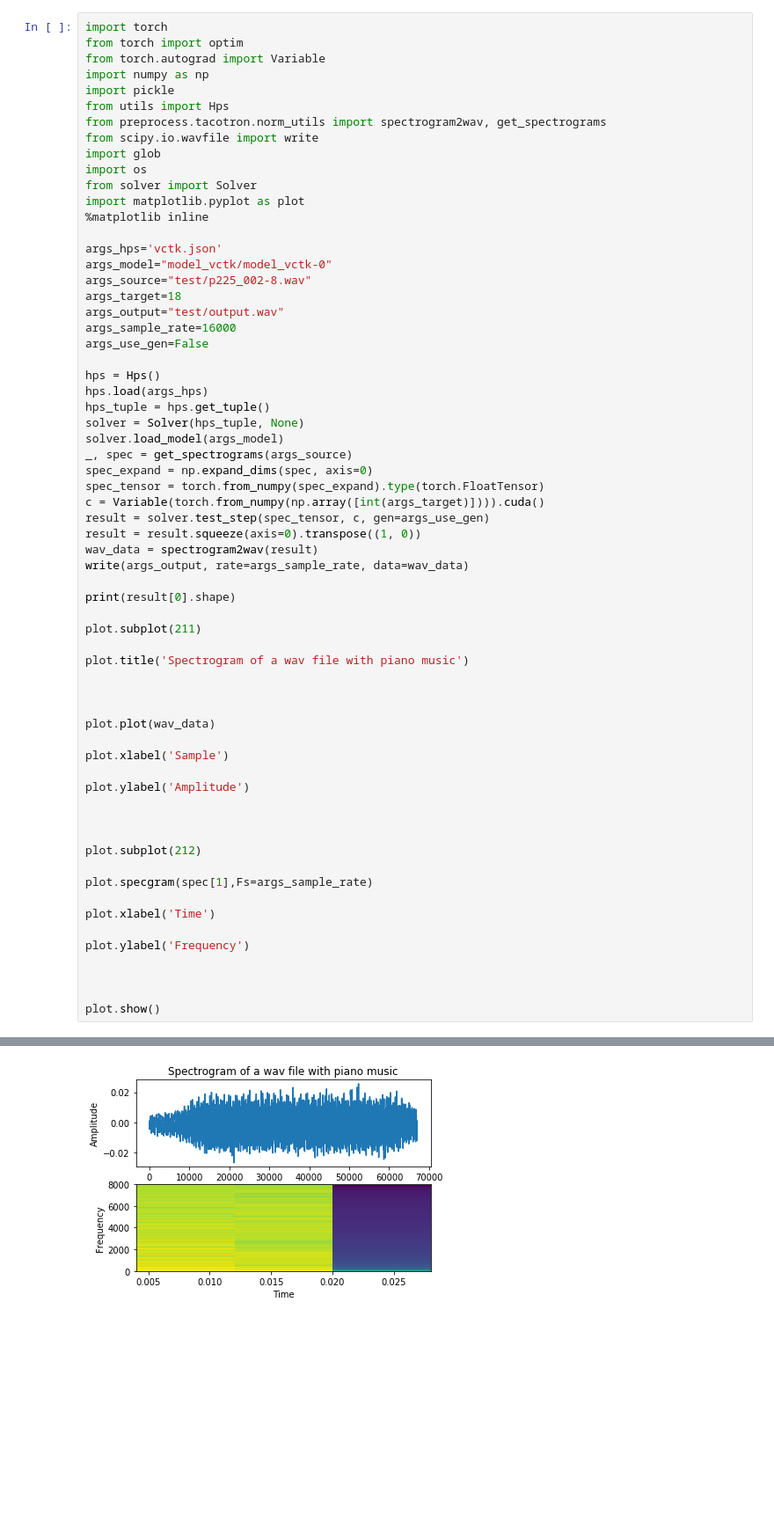
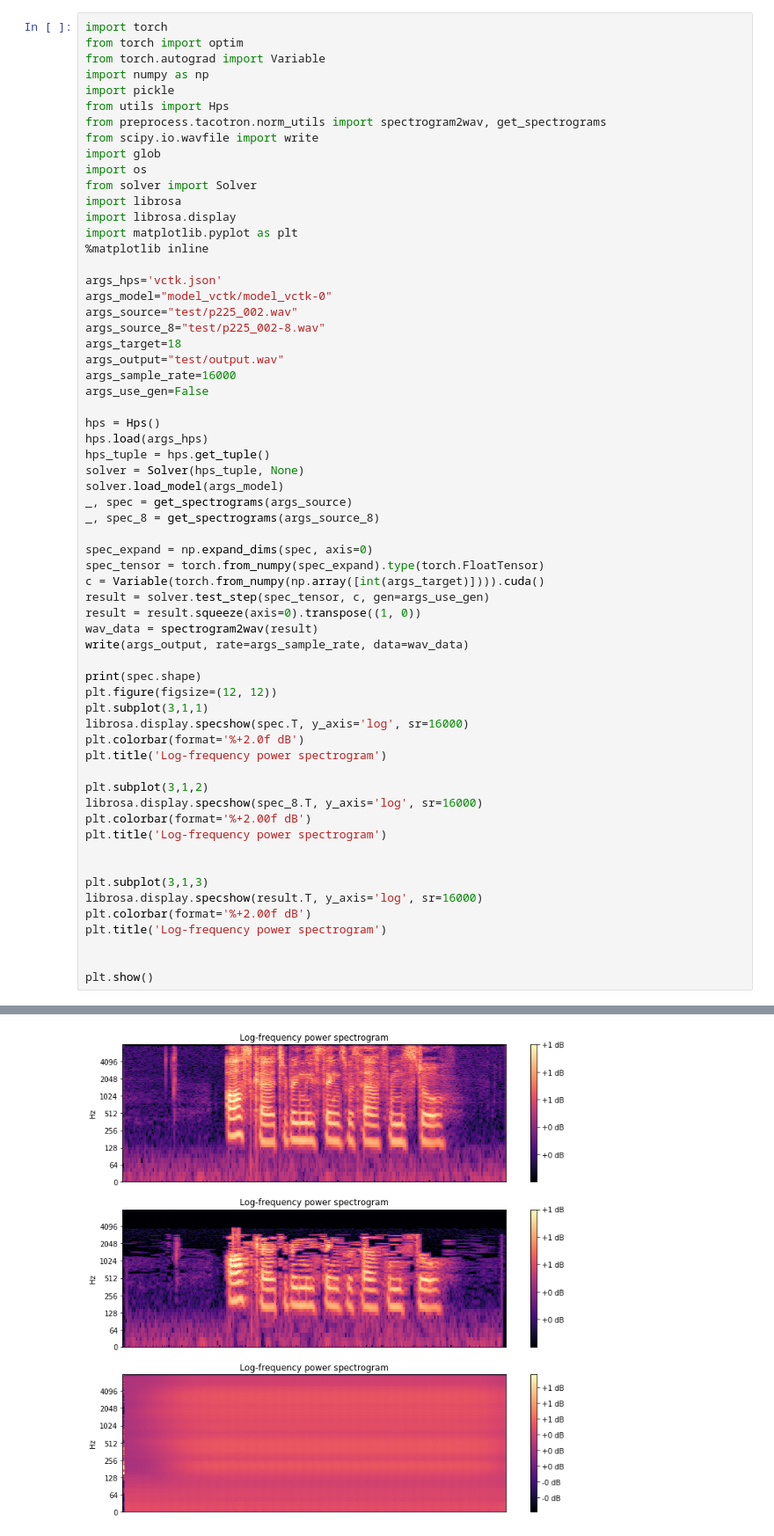
Before and after one commit to mcPear/voice_style_transfer_decompression, a Jupyter notebook: voice_conversion/runner.ipynb, the cells around one changed output, grey strips where cells are left out. Shown at 88% size. Saved outputs shown, nothing was run; the diff lists cells and outputs as text; blank space fills up the shorter version.

Commit message:
train in notebook, spectrograms

```diff
--- a/voice_conversion/runner.ipynb
+++ b/voice_conversion/runner.ipynb
@@ -58,12 +35,15 @@ from scipy.io.wavfile import write
 import glob
 import os
 from solver import Solver
-import matplotlib.pyplot as plot
+import librosa
+import librosa.display
+import matplotlib.pyplot as plt
 %matplotlib inline
 
 args_hps='vctk.json'
 args_model="model_vctk/model_vctk-0"
-args_source="test/p225_002-8.wav"
+args_source="test/p225_002.wav"
+args_source_8="test/p225_002-8.wav"
 args_target=18
 args_output="test/output.wav"
 args_sample_rate=16000
@@ -75,6 +55,8 @@ hps_tuple = hps.get_tuple()
 solver = Solver(hps_tuple, None)
 solver.load_model(args_model)
 _, spec = get_spectrograms(args_source)
+_, spec_8 = get_spectrograms(args_source_8)
+
 spec_expand = np.expand_dims(spec, axis=0)
 spec_tensor = torch.from_numpy(spec_expand).type(torch.FloatTensor)
 c = Variable(torch.from_numpy(np.array([int(args_target)]))).cuda()
@@ -83,32 +65,25 @@ result = result.squeeze(axis=0).transpose((1, 0))
 wav_data = spectrogram2wav(result)
 write(args_output, rate=args_sample_rate, data=wav_data)
 
-print(result[0].shape)
+print(spec.shape)
+plt.figure(figsize=(12, 12))
+plt.subplot(3,1,1)
+librosa.display.specshow(spec.T, y_axis='log', sr=16000)
+plt.colorbar(format='%+2.0f dB')
+plt.title('Log-frequency power spectrogram')
 
-plot.subplot(211)
-
-plot.title('Spectrogram of a wav file with piano music')
+plt.subplot(3,1,2)
+librosa.display.specshow(spec_8.T, y_axis='log', sr=16000)
+plt.colorbar(format='%+2.00f dB')
+plt.title('Log-frequency power spectrogram')
 
 
-
-plot.plot(wav_data)
-
-plot.xlabel('Sample')
-
-plot.ylabel('Amplitude')
+plt.subplot(3,1,3)
+librosa.display.specshow(result.T, y_axis='log', sr=16000)
+plt.colorbar(format='%+2.00f dB')
+plt.title('Log-frequency power spectrogram')
 
 
-
-plot.subplot(212)
-
-plot.specgram(spec[1],Fs=args_sample_rate)
-
-plot.xlabel('Time')
-
-plot.ylabel('Frequency')
-
-
-
-plot.show()
+plt.show()
 # %% [output]
 load model from model_vctk/model_vctk-0
@@ -116 +91 @@ load model from model_vctk/model_vctk-0
-[figure, old version]
+[figure, new version]
```
Also changed, not shown: parts of 7 cells of this notebook.
